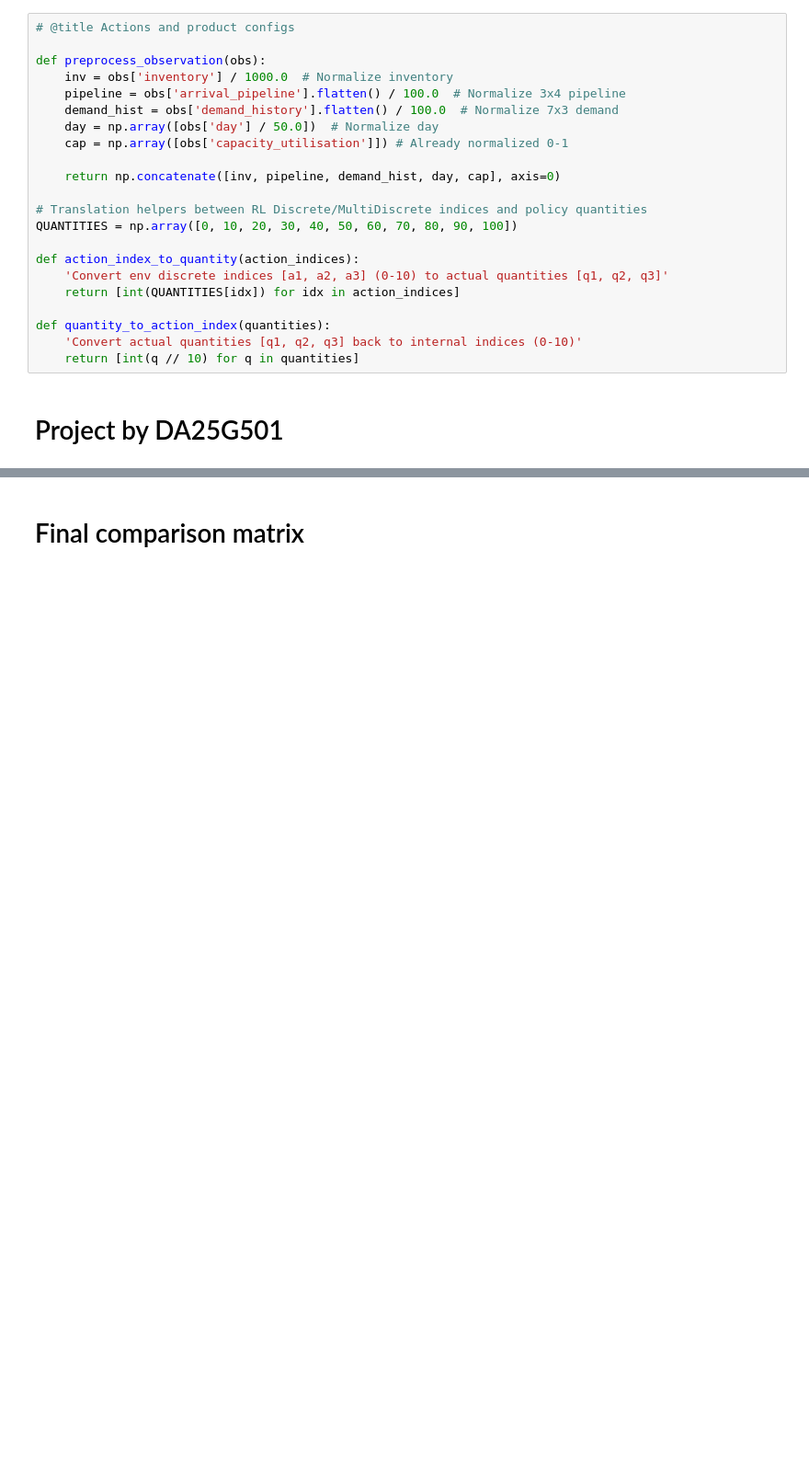
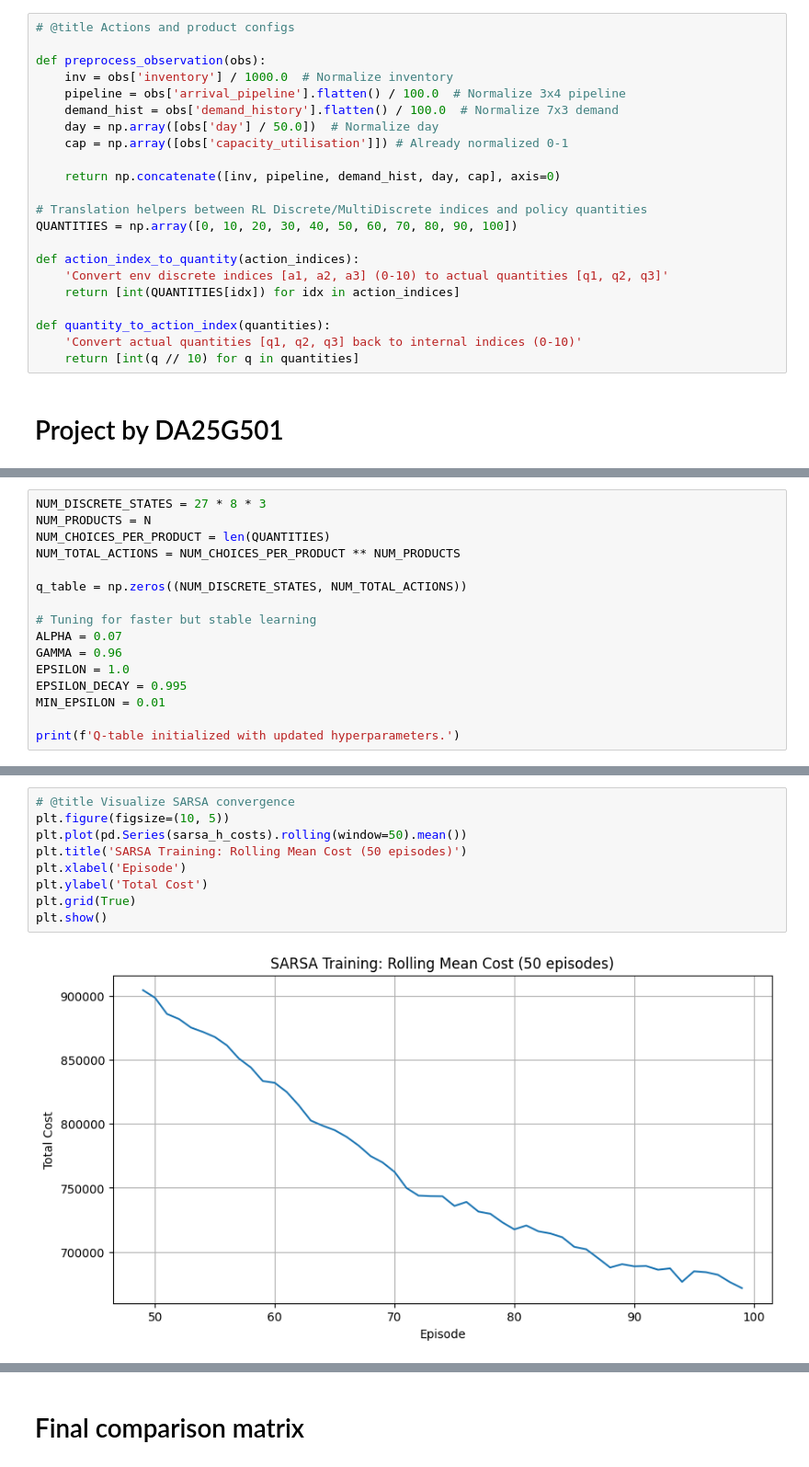
Before and after one commit to aditi-govindu/DA6002W_end_term_project, a Jupyter notebook: DA25G501_ORL_end_term_project.ipynb, the cells around one changed output, grey strips where cells are left out. Shown at 92% size. Cells and saved outputs as stored; diff of their text form; blank space fills up the shorter version.

```diff
--- a/DA25G501_ORL_end_term_project.ipynb
+++ b/DA25G501_ORL_end_term_project.ipynb
@@ -2673,0 +480,16 @@ Recommended quantities for dummy observation: [90, 90, 30]
+# %%
+NUM_DISCRETE_STATES = 27 * 8 * 3
+NUM_PRODUCTS = N
+NUM_CHOICES_PER_PRODUCT = len(QUANTITIES)
+NUM_TOTAL_ACTIONS = NUM_CHOICES_PER_PRODUCT ** NUM_PRODUCTS
+
+q_table = np.zeros((NUM_DISCRETE_STATES, NUM_TOTAL_ACTIONS))
+
+# Tuning for faster but stable learning
+ALPHA = 0.07
+GAMMA = 0.96
+EPSILON = 1.0
+EPSILON_DECAY = 0.995
+MIN_EPSILON = 0.01
+
+print(f'Q-table initialized with updated hyperparameters.')
@@ -2673,0 +978,11 @@ Recommended quantities for dummy observation: [90, 90, 30]
+# %%
+# @title Visualize SARSA convergence
+plt.figure(figsize=(10, 5))
+plt.plot(pd.Series(sarsa_h_costs).rolling(window=50).mean())
+plt.title('SARSA Training: Rolling Mean Cost (50 episodes)')
+plt.xlabel('Episode')
+plt.ylabel('Total Cost')
+plt.grid(True)
+plt.show()
+# %% [output]
+[figure, added]
```
Also changed, not shown: parts of 87 cells of this notebook.
